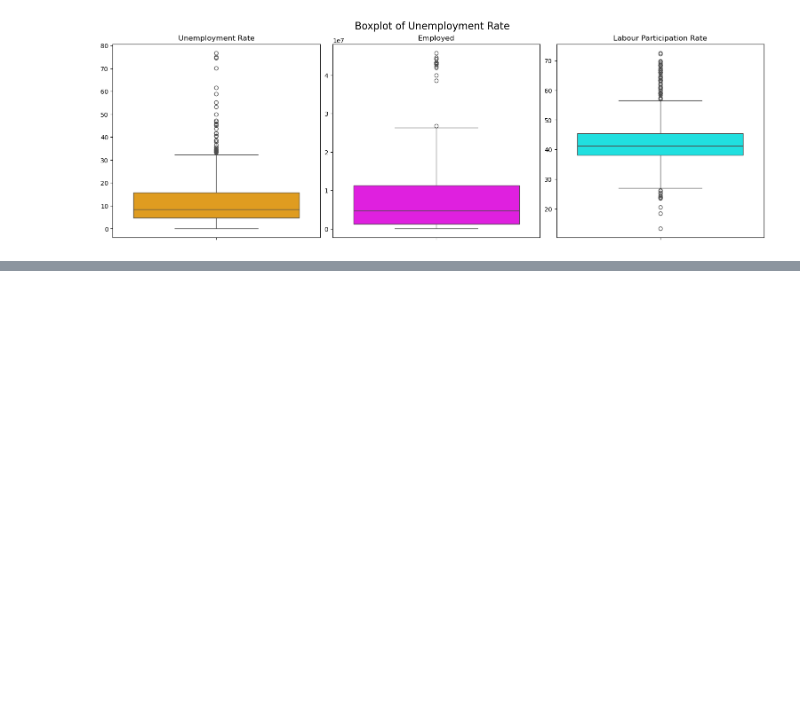
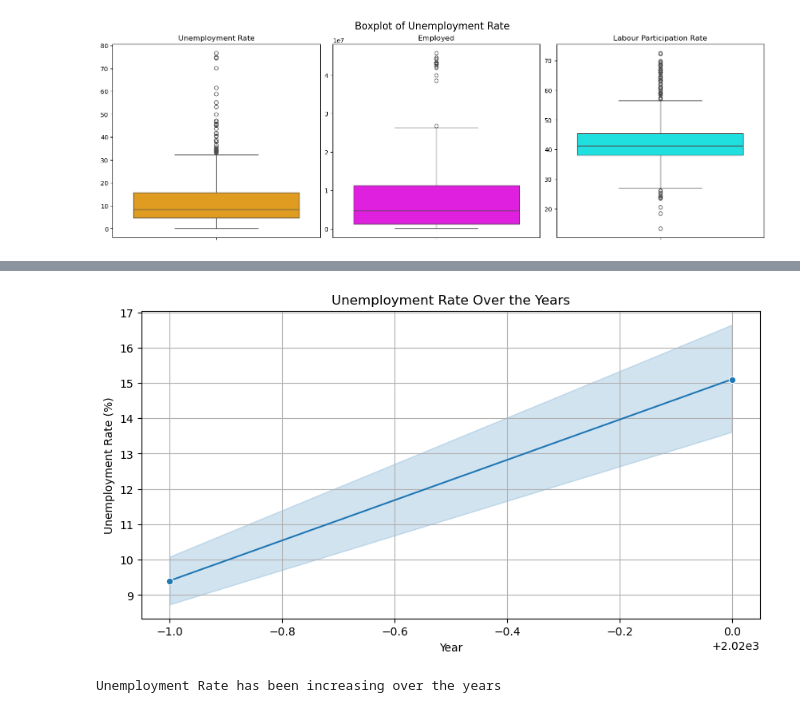
Before and after one commit to Ukpro-code/Coding-Shinobi, a Jupyter notebook: Codealpha_tasks/Task 2/unemployment.ipynb, the cells around one changed output, grey strips where cells are left out. Saved outputs shown, nothing was run; the diff lists cells and outputs as text; code cells hidden in the pictures; blank space fills up the shorter version.

```diff
--- a/Codealpha_tasks/Task 2/unemployment.ipynb
+++ b/Codealpha_tasks/Task 2/unemployment.ipynb
@@ -280,0 +490,13 @@ plt.show()
+# %%
+# plot how the unemployment rate has changed over the years
+plt.figure(figsize=(10, 5))
+sns.lineplot(x='Year', y='Unemployment_Rate', data=dfu, marker='o')
+plt.title('Unemployment Rate Over the Years')
+plt.xlabel('Year')
+plt.ylabel('Unemployment Rate (%)')
+plt.grid(True)
+plt.show()
+print('Unemployment Rate has been increasing over the years\n')
+# %% [output]
+[figure, added]
+Unemployment Rate has been increasing over the years
```
Also changed, not shown: parts of 23 cells of this notebook.
